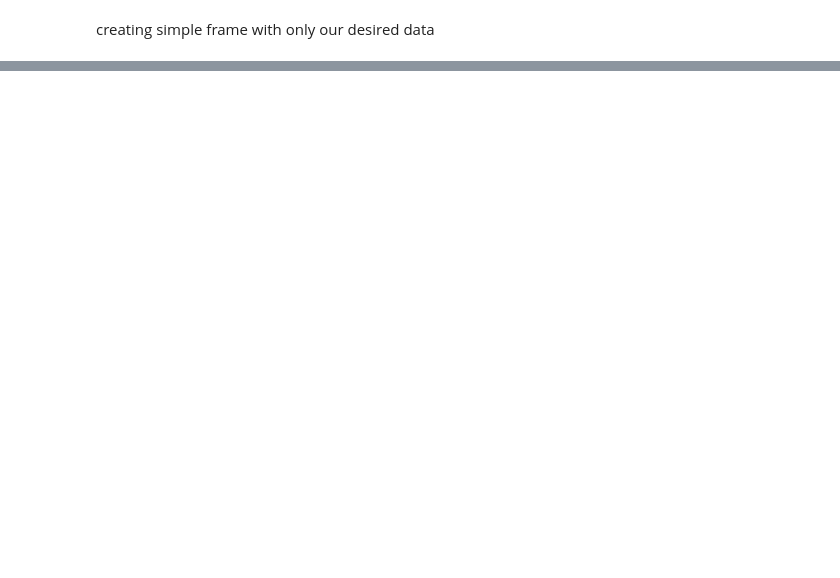
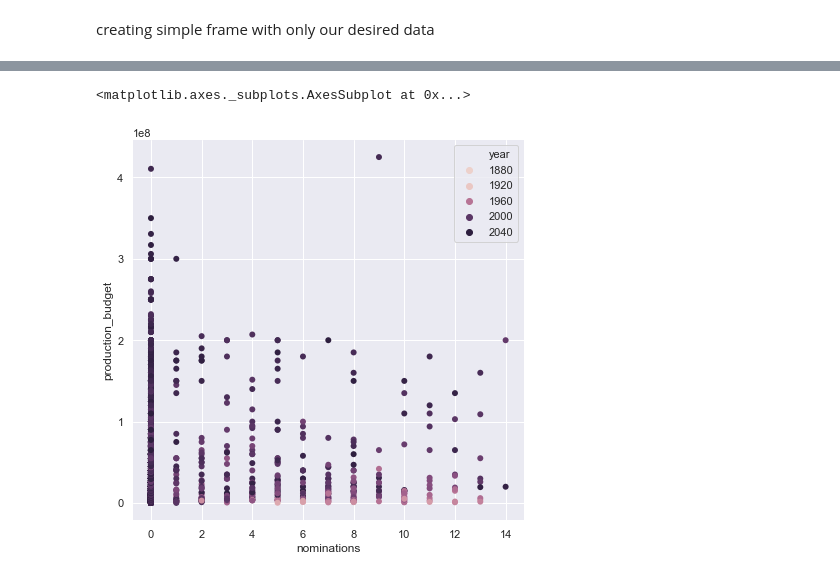
Before and after one commit to oac0de/Movie_Analysis, a Jupyter notebook: Orin's glob.ipynb, the cells around one changed output, grey strips where cells are left out. Cells and saved outputs as stored; diff of their text form; code cells hidden in the pictures; blank space fills up the shorter version.

```diff
--- a/Orin's glob.ipynb
+++ b/Orin's glob.ipynb
@@ -349,0 +426,16 @@ sns.scatterplot(x="awards", y="production_budget",
+# %%
+sns.set(style="darkgrid")
+
+
+# Draw a scatter plot while assigning point colors and sizes to different
+# variables in the dataset
+f, ax = plt.subplots(figsize=(7, 7))
+sns.despine(f, left=True, bottom=True)
+sns.scatterplot(x="nominations", y="production_budget",
+                hue="year",
+                hue_order='year',
+                sizes=(1, 8), linewidth=0,
+                data=awards_to_budget_df, ax=ax)
+# %% [output]
+<matplotlib.axes._subplots.AxesSubplot at 0x...>
+[figure, added]
```
Also changed, not shown: parts of 34 cells of this notebook.
